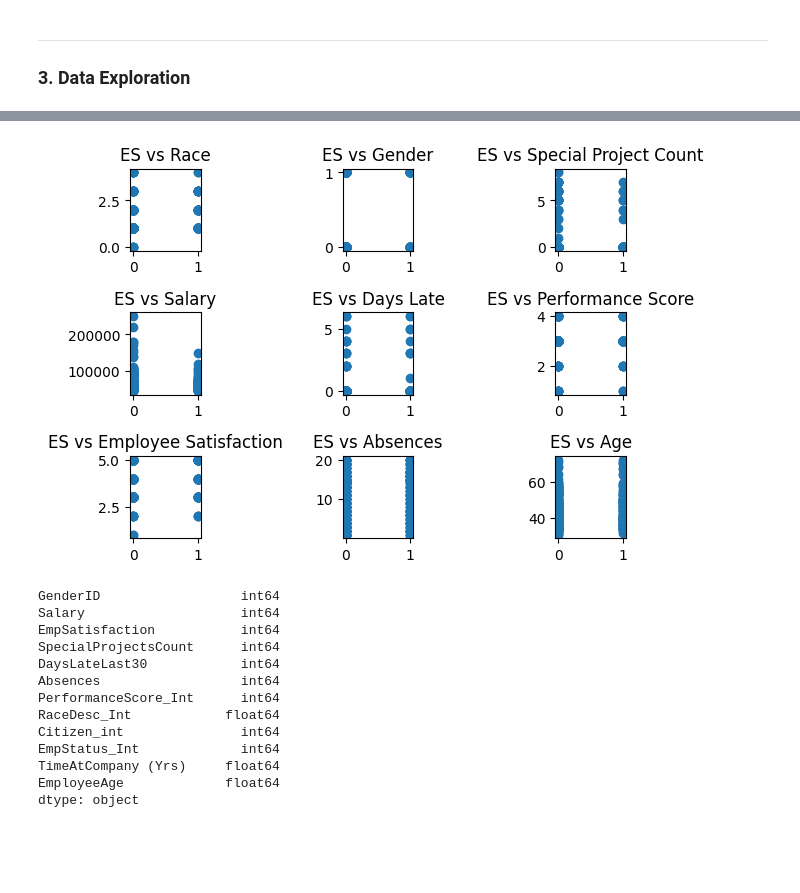
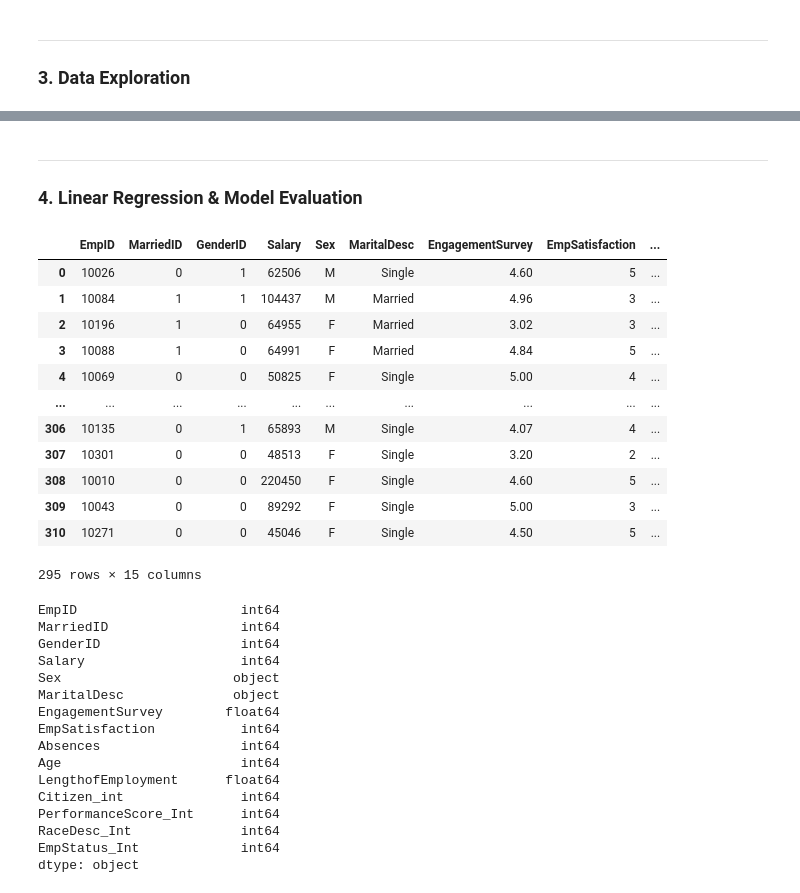
Before and after one commit to akazachk-teaching/Project-Group-5, a Jupyter notebook: project-code.ipynb, the cells around one changed output, grey strips where cells are left out. Cells and saved outputs as stored; diff of their text form; code cells hidden in the pictures; blank space fills up the shorter version.

```diff
--- a/project-code.ipynb
+++ b/project-code.ipynb
@@ -246,53 +300,52 @@ plt.subplots_adjust(wspace = 2, hspace = 0.5)
+# %% [markdown]
+---
+### 4. Linear Regression & Model Evaluation
 # %%
 ##Analyzing above charts for quick future reference
 #Time at company vs race: The majority of the people working for the company are White (1) or Black (2). White people tend to stay at the company longer than the other races, which could lead to a computer picking up a racial bias
 #Absences vs Race: There are only two people of mixed race working at the company and both of them have a large number of absences (could lead to racial bias). The absences of the white employees are very evenly distributed.
-# %%
-#Even more data visualization
-#Emp Status: 0 = active, 1 = voluntarily terminated
-fig3, axes = plt.subplots(3,3)
-axes[0,0].scatter(df_final['EmpStatus_Int'],df_final['RaceDesc_Int'])
-axes[0,0].set_title('ES vs Race')
-axes[0,1].scatter(df_final['EmpStatus_Int'],df_final['GenderID'])
-axes[0,1].set_title('ES vs Gender')
-axes[0,2].scatter(df_final['EmpStatus_Int'],df_final['SpecialProjectsCount'])
-axes[0,2].set_title('ES vs Special Project Count')
-axes[1,0].scatter(df_final['EmpStatus_Int'], df_final['Salary'])
-axes[1,0].set_title('ES vs Salary')
-axes[2,0].scatter(df_final['EmpStatus_Int'],df_final['EmpSatisfaction'])
-axes[2,0].set_title('ES vs Employee Satisfaction')
-axes[1,1].scatter(df_final['EmpStatus_Int'],df_final['DaysLateLast30'])
-axes[1,1].set_title('ES vs Days Late')
-axes[2,1].scatter(df_final['EmpStatus_Int'],df_final['Absences'])
-axes[2,1].set_title('ES vs Absences')
-axes[1,2].scatter(df_final['EmpStatus_Int'],df_final['PerformanceScore_Int'])
-axes[1,2].set_title('ES vs Performance Score')
-axes[2,2].scatter(df_final['EmpStatus_Int'],df_final['EmployeeAge'])
-axes[2,2].set_title('ES vs Age')
-plt.subplots_adjust(wspace=2,hspace=0.75)
-# %% [output]
-[figure, removed]
 # %%
 ##Time to make a classification model to predict what employees are gonna quit
 #Split the dataset into training and test sets
-X = df_final.drop('EmpStatus_Int',axis=1)
-Y = df_final['EmpStatus_Int']
+df_test = df_int
+df_test = df_test.drop('TermReason', axis=1)
+X = df_test.drop('EmpStatus_Int',axis=1)
+Y = df_test['EmpStatus_Int']
 X_train, X_test, Y_train, Y_test = train_test_split(X, Y, test_size=0.2,random_state=42)
+
+df_test
+# %% [output]
+|  | EmpID | MarriedID | GenderID | Salary | Sex | MaritalDesc | EngagementSurvey | EmpSatisfaction | ... |
+| 0 | 10026 | 0 | 1 | 62506 | M | Single | 4.60 | 5 | ... |
+| 1 | 10084 | 1 | 1 | 104437 | M | Married | 4.96 | 3 | ... |
+| 2 | 10196 | 1 | 0 | 64955 | F | Married | 3.02 | 3 | ... |
+| 3 | 10088 | 1 | 0 | 64991 | F | Married | 4.84 | 5 | ... |
+| 4 | 10069 | 0 | 0 | 50825 | F | Single | 5.00 | 4 | ... |
+| ... | ... | ... | ... | ... | ... | ... | ... | ... | ... |
+| 306 | 10135 | 0 | 1 | 65893 | M | Single | 4.07 | 4 | ... |
+| 307 | 10301 | 0 | 0 | 48513 | F | Single | 3.20 | 2 | ... |
+| 308 | 10010 | 0 | 0 | 220450 | F | Single | 4.60 | 5 | ... |
+| 309 | 10043 | 0 | 0 | 89292 | F | Single | 5.00 | 3 | ... |
+| 310 | 10271 | 0 | 0 | 45046 | F | Single | 4.50 | 5 | ... |
+295 rows × 15 columns
 # %%
-print(df_final.dtypes)
+print(df_test.dtypes)
 # %% [output]
+EmpID                     int64
+MarriedID                 int64
 GenderID                  int64
 Salary                    int64
+Sex                      object
+MaritalDesc              object
+EngagementSurvey        float64
 EmpSatisfaction           int64
-SpecialProjectsCount      int64
-DaysLateLast30            int64
 Absences                  int64
+Age                       int64
+LengthofEmployment      float64
+Citizen_int               int64
 PerformanceScore_Int      int64
-RaceDesc_Int            float64
-Citizen_int               int64
+RaceDesc_Int              int64
 EmpStatus_Int             int64
-TimeAtCompany (Yrs)     float64
-EmployeeAge             float64
 dtype: object
 # %%
 #Change columns to same data type
```
Also changed, not shown: parts of 22 cells of this notebook, 16 other files.
